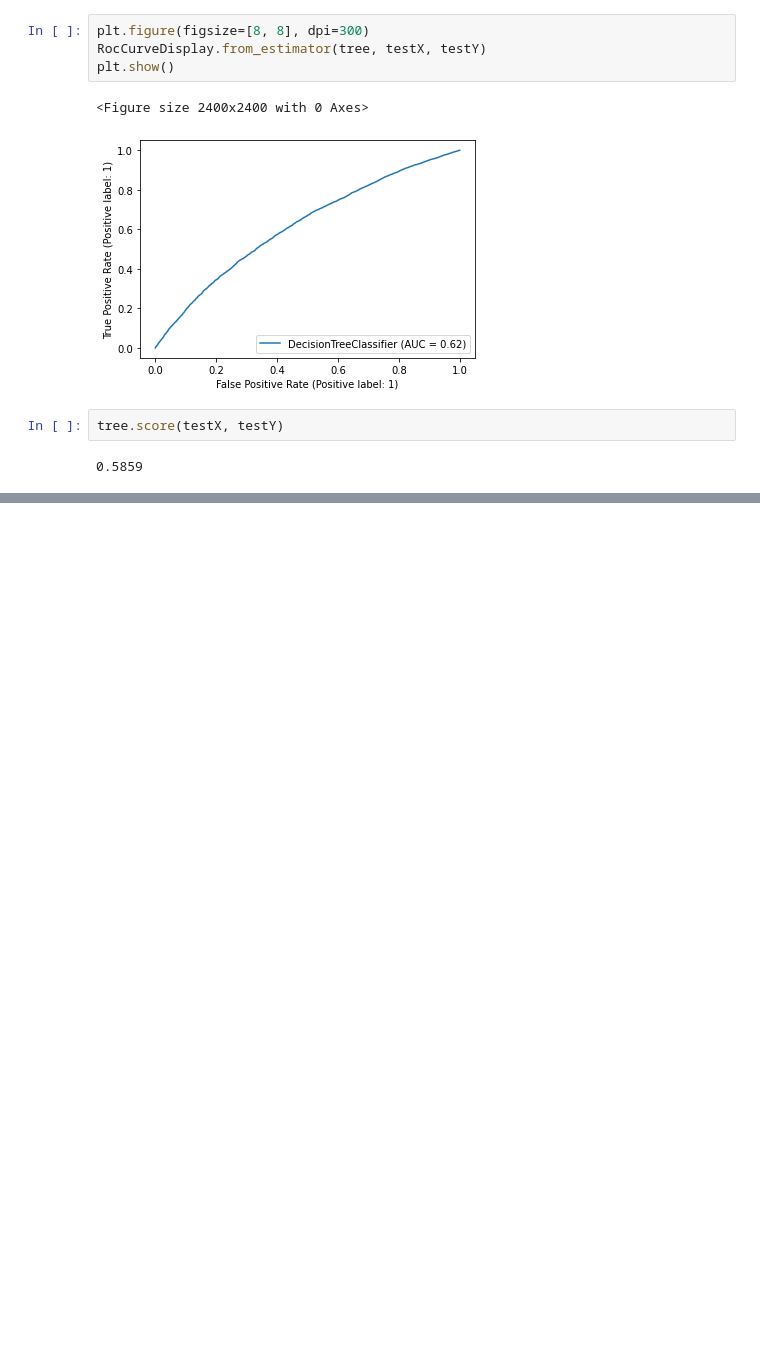
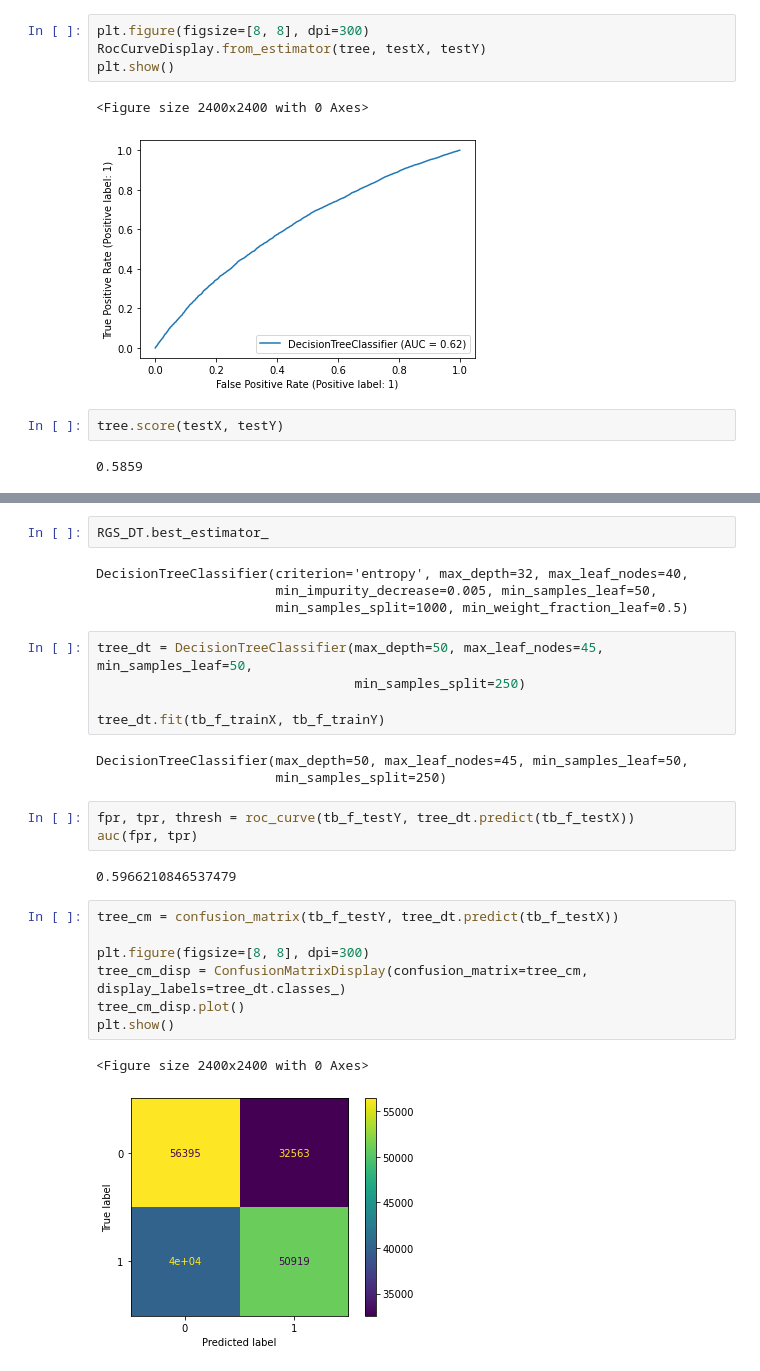
Before and after one commit to ashen007/Tabular-series-Nov-2021, a Jupyter notebook: models/baseline.ipynb, the cells around one changed output, grey strips where cells are left out. Drawn from its saved outputs; the diff is of its cells as text; blank space fills up the shorter version.

Commit message:
hyper-parameter optimization - decision tree : round 01 - auc:0.63

```diff
--- a/models/baseline.ipynb
+++ b/models/baseline.ipynb
@@ -354,0 +389,29 @@ RGS_DT.get_params()
+# %%
+RGS_DT.best_estimator_
+# %% [output]
+DecisionTreeClassifier(criterion='entropy', max_depth=32, max_leaf_nodes=40,
+                       min_impurity_decrease=0.005, min_samples_leaf=50,
+                       min_samples_split=1000, min_weight_fraction_leaf=0.5)
+# %%
+tree_dt = DecisionTreeClassifier(max_depth=50, max_leaf_nodes=45, min_samples_leaf=50,
+                                 min_samples_split=250)
+
+tree_dt.fit(tb_f_trainX, tb_f_trainY)
+# %% [output]
+DecisionTreeClassifier(max_depth=50, max_leaf_nodes=45, min_samples_leaf=50,
+                       min_samples_split=250)
+# %%
+fpr, tpr, thresh = roc_curve(tb_f_testY, tree_dt.predict(tb_f_testX))
+auc(fpr, tpr)
+# %% [output]
+0.5966210846537479
+# %%
+tree_cm = confusion_matrix(tb_f_testY, tree_dt.predict(tb_f_testX))
+
+plt.figure(figsize=[8, 8], dpi=300)
+tree_cm_disp = ConfusionMatrixDisplay(confusion_matrix=tree_cm, display_labels=tree_dt.classes_)
+tree_cm_disp.plot()
+plt.show()
+# %% [output]
+<Figure size 2400x2400 with 0 Axes>
+[figure, added]
```
Also changed, not shown: parts of 10 cells of this notebook.
